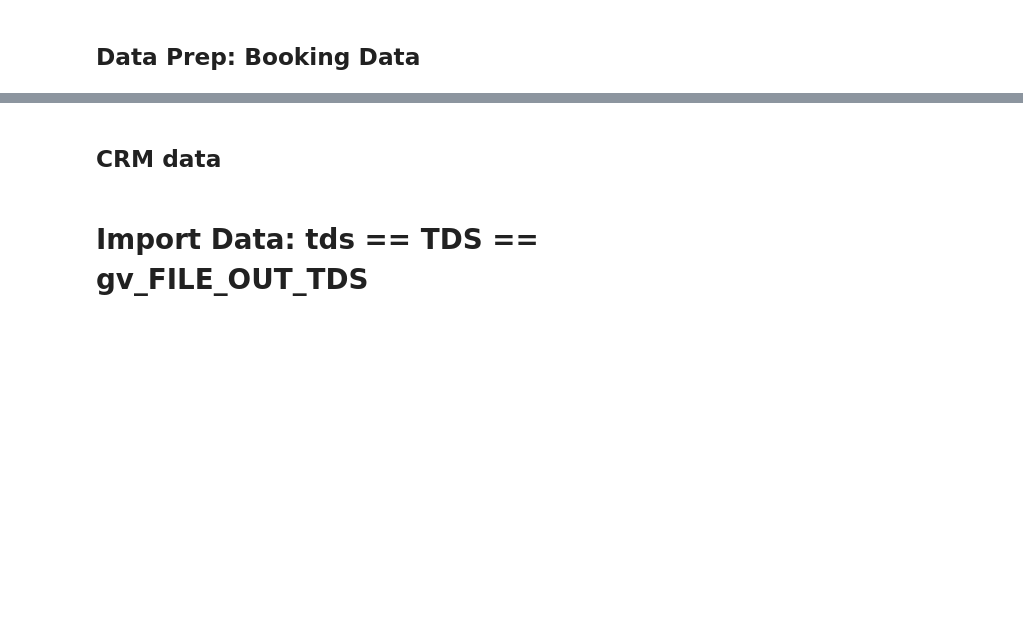
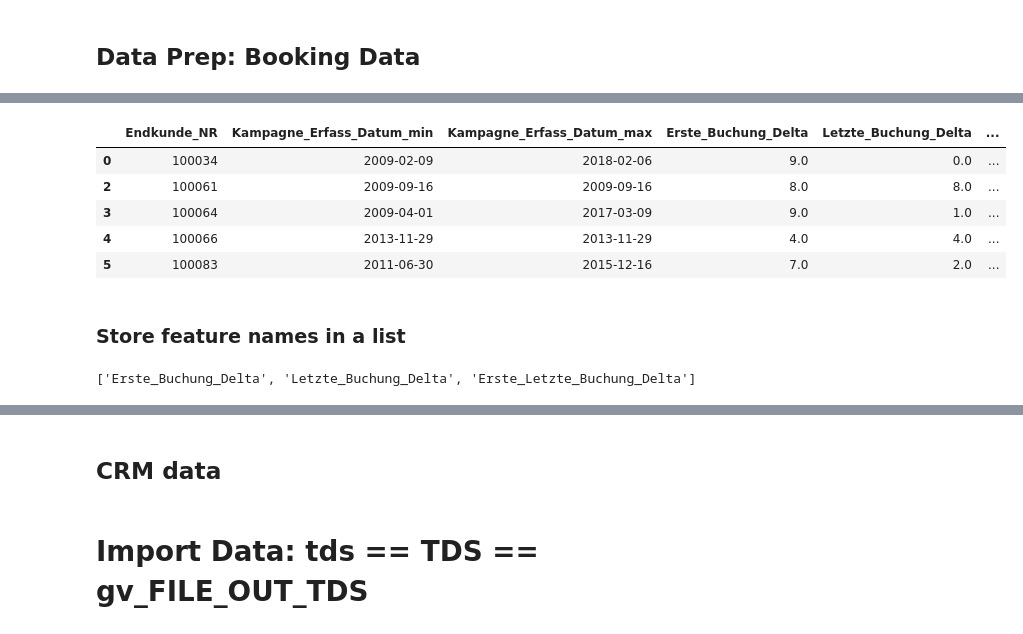
Before and after one commit to apgsga-stc/PredictiveAnalyticsPython, a Jupyter notebook: vkprog_analyse/sales_pred_rebuild.ipynb, the cells around one changed output, grey strips where cells are left out. Drawn from its saved outputs; the diff is of its cells as text; code cells hidden in the pictures; blank space fills up the shorter version.

```diff
--- a/vkprog_analyse/sales_pred_rebuild.ipynb
+++ b/vkprog_analyse/sales_pred_rebuild.ipynb
@@ -544,0 +527,19 @@ training_bd:
+# %%
+training_dates.head()
+# %% [output]
+|  | Endkunde_NR | Kampagne_Erfass_Datum_min | Kampagne_Erfass_Datum_max | Erste_Buchung_Delta | Letzte_Buchung_Delta | ... |
+| 0 | 100034 | 2009-02-09 | 2018-02-06 | 9.0 | 0.0 | ... |
+| 2 | 100061 | 2009-09-16 | 2009-09-16 | 8.0 | 8.0 | ... |
+| 3 | 100064 | 2009-04-01 | 2017-03-09 | 9.0 | 1.0 | ... |
+| 4 | 100066 | 2013-11-29 | 2013-11-29 | 4.0 | 4.0 | ... |
+| 5 | 100083 | 2011-06-30 | 2015-12-16 | 7.0 | 2.0 | ... |
+# %% [markdown]
+### Store feature names in a list
+# %%
+feature_colnames_dates = list(training_dates.columns)
+feature_colnames_dates.remove("Endkunde_NR")
+feature_colnames_dates.remove("Kampagne_Erfass_Datum_min")
+feature_colnames_dates.remove("Kampagne_Erfass_Datum_max")
+print(feature_colnames_dates)
+# %% [output]
+['Erste_Buchung_Delta', 'Letzte_Buchung_Delta', 'Erste_Letzte_Buchung_Delta']
```
Also changed, not shown: parts of 29 cells of this notebook.
